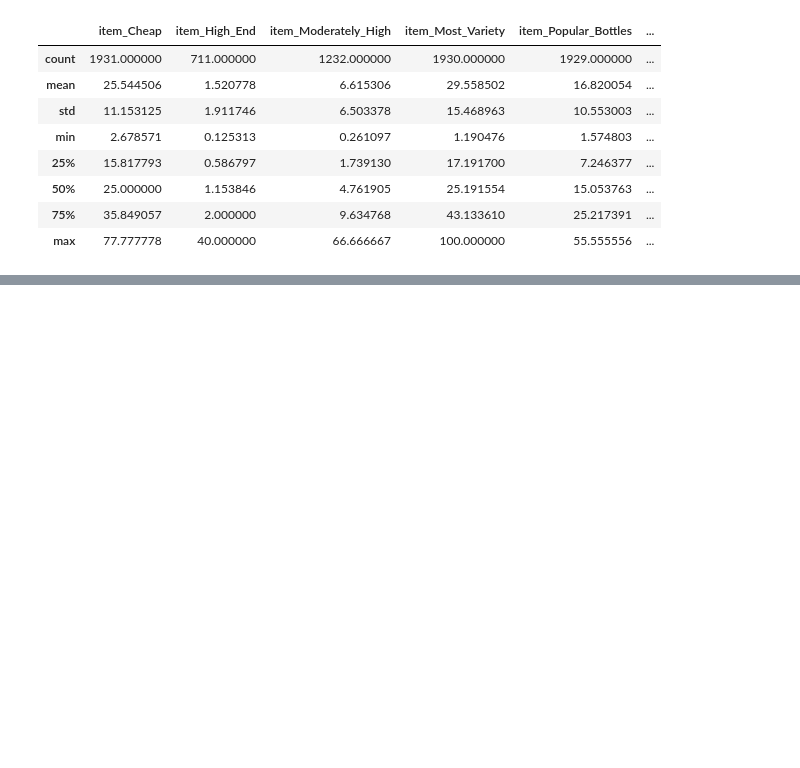
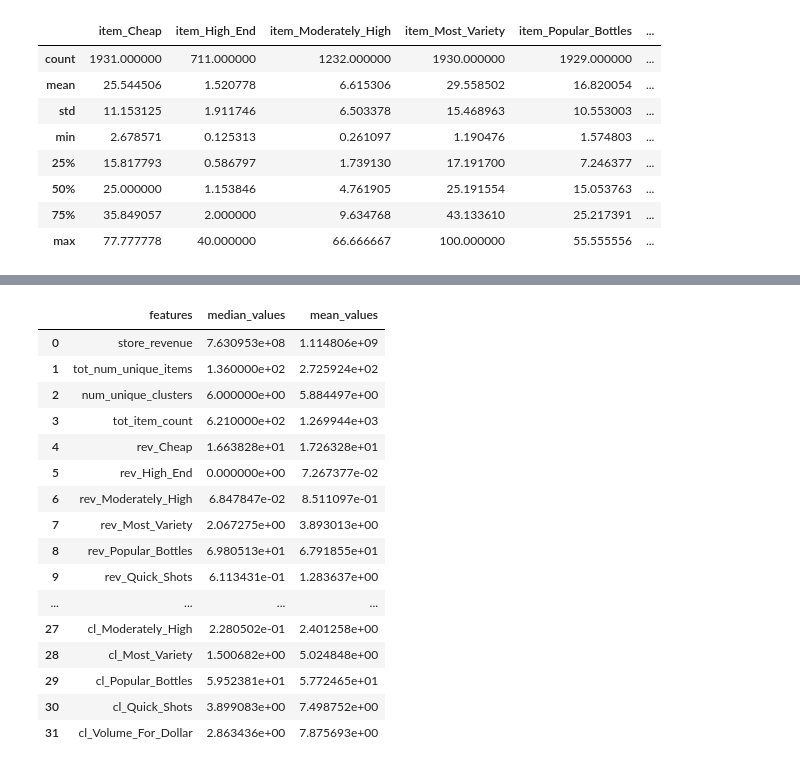
Before and after one commit to dgarbato/capstone, a Jupyter notebook: get store information on clusters.ipynb, the cells around one changed output, grey strips where cells are left out. Drawn from its saved outputs; the diff is of its cells as text; code cells hidden in the pictures; blank space fills up the shorter version.

```diff
--- a/get store information on clusters.ipynb
+++ b/get store information on clusters.ipynb
@@ -808,0 +807,6 @@ stores_revenue, stores_rev_pct,stores_items_pct,stores_percent_cluster_items
+# %%
+# prod_count_pct
+
+prod_count_pct = sTores_revenue_combined.pivot_table(index='Store_Number', columns = 'cluster_name', values = 'prod_count_pct')
+
+# prod_count_pct.head()
@@ -808,0 +817,3 @@ stores_revenue, stores_rev_pct,stores_items_pct,stores_percent_cluster_items
+# %%
+prod_count_pct.columns = ['prod_count_pct_Cheap', 'prod_count_pct_High_End', 'prod_count_pct_Moderately_High', 'prod_count_pct_Most_Variety', 'prod_count_pct_Popular_Bottles', 'prod_count_pct_Quick_Shots', 'prod_count_pct_Volume_For_Dollar']
+prod_count_pct.head()
@@ -809,2 +828,2 @@ stores_revenue, stores_rev_pct,stores_items_pct,stores_percent_cluster_items
 # %%
-# pd.concat([df1, df4], axis=1, join="inner")
+clust_info_combined = pd.concat([stores_revenue, stores_rev_pct,prod_count_pct,stores_items_pct,stores_percent_cluster_items],axis=1, join='inner')
@@ -827,0 +943,2 @@ clust_info_combined pd.concat([stores_revenue, stores_rev_pct,stores_items_pct,s
+# %%
+clust_info_combined2 = clust_info_combined.fillna(0)
@@ -827,0 +990,20 @@ clust_info_combined pd.concat([stores_revenue, stores_rev_pct,stores_items_pct,s
+# %%
+pd.DataFrame({'features':features, 'median_values':median_values, 'mean_values':mean_values})
+# %% [output]
+|  | features | median_values | mean_values |
+| 0 | store_revenue | 7.630953e+08 | 1.114806e+09 |
+| 1 | tot_num_unique_items | 1.360000e+02 | 2.725924e+02 |
+| 2 | num_unique_clusters | 6.000000e+00 | 5.884497e+00 |
+| 3 | tot_item_count | 6.210000e+02 | 1.269944e+03 |
+| 4 | rev_Cheap | 1.663828e+01 | 1.726328e+01 |
+| 5 | rev_High_End | 0.000000e+00 | 7.267377e-02 |
+| 6 | rev_Moderately_High | 6.847847e-02 | 8.511097e-01 |
+| 7 | rev_Most_Variety | 2.067275e+00 | 3.893013e+00 |
+| 8 | rev_Popular_Bottles | 6.980513e+01 | 6.791855e+01 |
+| 9 | rev_Quick_Shots | 6.113431e-01 | 1.283637e+00 |
+| ... | ... | ... | ... |
+| 27 | cl_Moderately_High | 2.280502e-01 | 2.401258e+00 |
+| 28 | cl_Most_Variety | 1.500682e+00 | 5.024848e+00 |
+| 29 | cl_Popular_Bottles | 5.952381e+01 | 5.772465e+01 |
+| 30 | cl_Quick_Shots | 3.899083e+00 | 7.498752e+00 |
+| 31 | cl_Volume_For_Dollar | 2.863436e+00 | 7.875693e+00 |
```
Also changed, not shown: parts of 39 cells of this notebook, 8 other files.
